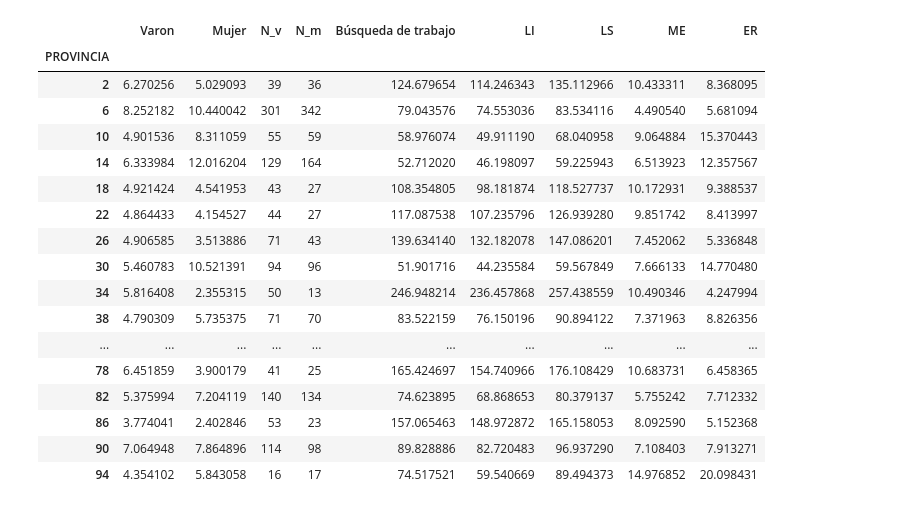
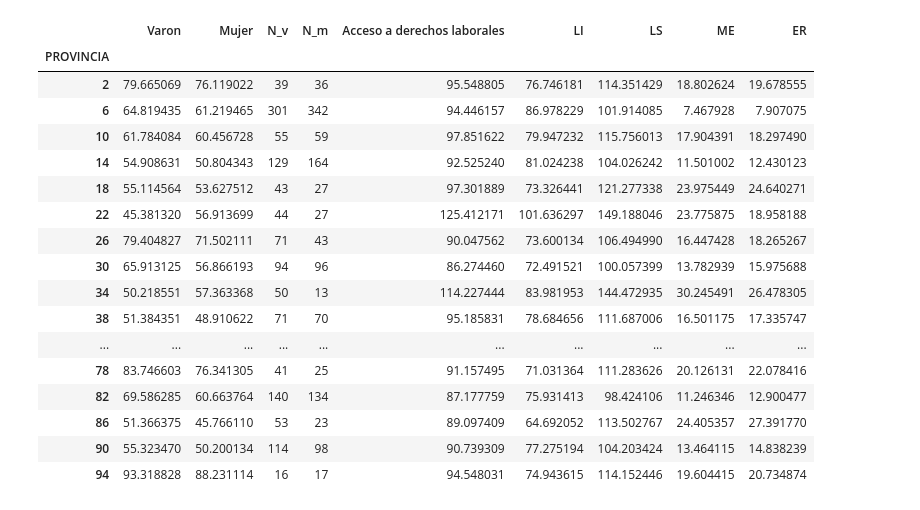
Before and after one commit to datos-Fundar/indice-mercado-trabajo-ingresos, a Jupyter notebook: scripts/xx_indicadores_insercion_laboral.ipynb, the cells around one changed output. Cells and saved outputs as stored; diff of their text form; code cells hidden in the pictures.

Commit message:
actualizo la componente de insercion laboral

```diff
--- a/scripts/xx_indicadores_insercion_laboral.ipynb
+++ b/scripts/xx_indicadores_insercion_laboral.ipynb
@@ -180,21 +200,0 @@ desempleo = pd.concat([tasa, size, ratio, error], axis=1)
-# %%
-desempleo
-# %% [output]
-|  | Varon | Mujer | N_v | N_m | Búsqueda de trabajo | LI | LS | ME | ER |
-| PROVINCIA |  |  |  |  |  |  |  |  |  |
-| 2 | 6.270256 | 5.029093 | 39 | 36 | 124.679654 | 114.246343 | 135.112966 | 10.433311 | 8.368095 |
-| 6 | 8.252182 | 10.440042 | 301 | 342 | 79.043576 | 74.553036 | 83.534116 | 4.490540 | 5.681094 |
-| 10 | 4.901536 | 8.311059 | 55 | 59 | 58.976074 | 49.911190 | 68.040958 | 9.064884 | 15.370443 |
-| 14 | 6.333984 | 12.016204 | 129 | 164 | 52.712020 | 46.198097 | 59.225943 | 6.513923 | 12.357567 |
-| 18 | 4.921424 | 4.541953 | 43 | 27 | 108.354805 | 98.181874 | 118.527737 | 10.172931 | 9.388537 |
-| 22 | 4.864433 | 4.154527 | 44 | 27 | 117.087538 | 107.235796 | 126.939280 | 9.851742 | 8.413997 |
-| 26 | 4.906585 | 3.513886 | 71 | 43 | 139.634140 | 132.182078 | 147.086201 | 7.452062 | 5.336848 |
-| 30 | 5.460783 | 10.521391 | 94 | 96 | 51.901716 | 44.235584 | 59.567849 | 7.666133 | 14.770480 |
-| 34 | 5.816408 | 2.355315 | 50 | 13 | 246.948214 | 236.457868 | 257.438559 | 10.490346 | 4.247994 |
-| 38 | 4.790309 | 5.735375 | 71 | 70 | 83.522159 | 76.150196 | 90.894122 | 7.371963 | 8.826356 |
-| ... | ... | ... | ... | ... | ... | ... | ... | ... | ... |
-| 78 | 6.451859 | 3.900179 | 41 | 25 | 165.424697 | 154.740966 | 176.108429 | 10.683731 | 6.458365 |
-| 82 | 5.375994 | 7.204119 | 140 | 134 | 74.623895 | 68.868653 | 80.379137 | 5.755242 | 7.712332 |
-| 86 | 3.774041 | 2.402846 | 53 | 23 | 157.065463 | 148.972872 | 165.158053 | 8.092590 | 5.152368 |
-| 90 | 7.064948 | 7.864896 | 114 | 98 | 89.828886 | 82.720483 | 96.937290 | 7.108403 | 7.913271 |
-| 94 | 4.354102 | 5.843058 | 16 | 17 | 74.517521 | 59.540669 | 89.494373 | 14.976852 | 20.098431 |
@@ -200,0 +269,25 @@ desempleo
+# %%
+tasa, size, ratio, error = acceso_derechos_laborales(df_people_pool, tipo='Urbano', base='Individual', confidence_level=0.95)
+
+empleo_asalariado_con_descuento = pd.concat([tasa, size, ratio, error], axis=1)
+
+empleo_asalariado_con_descuento
+# %% [output]
+|  | Varon | Mujer | N_v | N_m | Acceso a derechos laborales | LI | LS | ME | ER |
+| PROVINCIA |  |  |  |  |  |  |  |  |  |
+| 2 | 79.665069 | 76.119022 | 39 | 36 | 95.548805 | 76.746181 | 114.351429 | 18.802624 | 19.678555 |
+| 6 | 64.819435 | 61.219465 | 301 | 342 | 94.446157 | 86.978229 | 101.914085 | 7.467928 | 7.907075 |
+| 10 | 61.784084 | 60.456728 | 55 | 59 | 97.851622 | 79.947232 | 115.756013 | 17.904391 | 18.297490 |
+| 14 | 54.908631 | 50.804343 | 129 | 164 | 92.525240 | 81.024238 | 104.026242 | 11.501002 | 12.430123 |
+| 18 | 55.114564 | 53.627512 | 43 | 27 | 97.301889 | 73.326441 | 121.277338 | 23.975449 | 24.640271 |
+| 22 | 45.381320 | 56.913699 | 44 | 27 | 125.412171 | 101.636297 | 149.188046 | 23.775875 | 18.958188 |
+| 26 | 79.404827 | 71.502111 | 71 | 43 | 90.047562 | 73.600134 | 106.494990 | 16.447428 | 18.265267 |
+| 30 | 65.913125 | 56.866193 | 94 | 96 | 86.274460 | 72.491521 | 100.057399 | 13.782939 | 15.975688 |
+| 34 | 50.218551 | 57.363368 | 50 | 13 | 114.227444 | 83.981953 | 144.472935 | 30.245491 | 26.478305 |
+| 38 | 51.384351 | 48.910622 | 71 | 70 | 95.185831 | 78.684656 | 111.687006 | 16.501175 | 17.335747 |
+| ... | ... | ... | ... | ... | ... | ... | ... | ... | ... |
+| 78 | 83.746603 | 76.341305 | 41 | 25 | 91.157495 | 71.031364 | 111.283626 | 20.126131 | 22.078416 |
+| 82 | 69.586285 | 60.663764 | 140 | 134 | 87.177759 | 75.931413 | 98.424106 | 11.246346 | 12.900477 |
+| 86 | 51.366375 | 45.766110 | 53 | 23 | 89.097409 | 64.692052 | 113.502767 | 24.405357 | 27.391770 |
+| 90 | 55.323470 | 50.200134 | 114 | 98 | 90.739309 | 77.275194 | 104.203424 | 13.464115 | 14.838239 |
+| 94 | 93.318828 | 88.231114 | 16 | 17 | 94.548031 | 74.943615 | 114.152446 | 19.604415 | 20.734874 |
```
Also changed, not shown: parts of 13 cells of this notebook, 2 other files.
